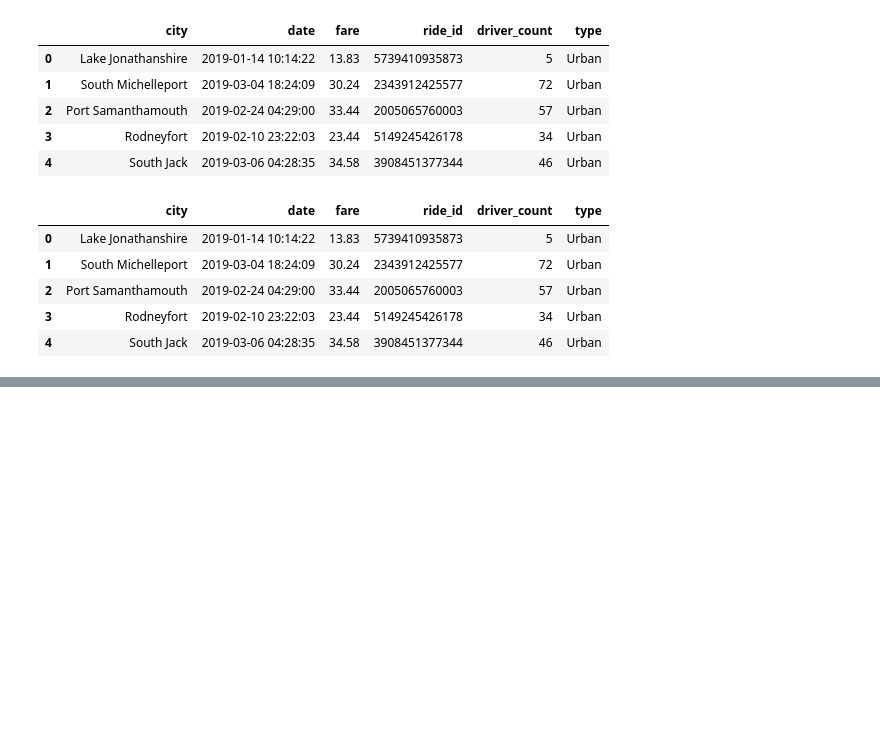
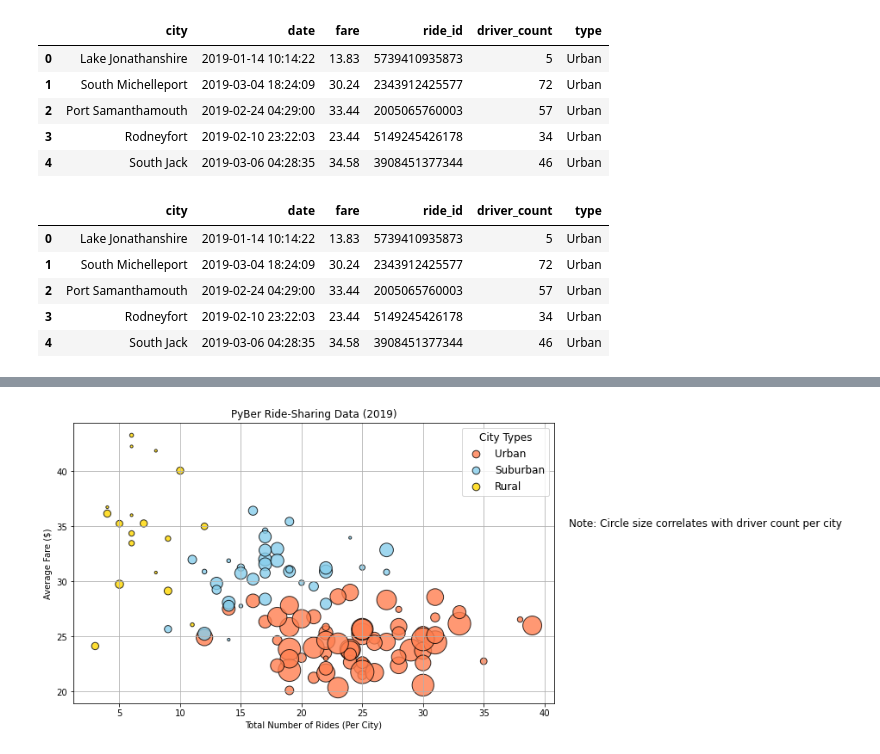
Before and after one commit to rachelc313/PyBer_Analysis, a Jupyter notebook: PyBer.ipynb, the cells around one changed output, grey strips where cells are left out. Cells and saved outputs as stored; diff of their text form; code cells hidden in the pictures; blank space fills up the shorter version.

Commit message:
Completed through module 5.3.6 - added a note to the graph and saved it to the anaylsis folder

```diff
--- a/PyBer.ipynb
+++ b/PyBer.ipynb
@@ -411,0 +367,51 @@ plt.show()
+# %%
+# Add the scatter charts for each type of city: I copied from each of the cells above
+
+# Before entering the code for each chart, set the figure size
+plt.subplots(figsize=(10, 6))
+
+plt.scatter(urban_ride_count, urban_avg_fare, s=10*urban_driver_count, c="coral", edgecolor="black", linewidths=1, alpha=0.8, label="Urban")
+plt.scatter(suburban_ride_count, suburban_avg_fare, s=10*suburban_driver_count, c="skyblue", edgecolor="black", linewidths=1, alpha=0.8, label="Suburban")
+plt.scatter(rural_ride_count, rural_avg_fare, s=10*rural_driver_count, c="gold", edgecolor="black", linewidths=1, alpha=0.8, label="Rural")
+
+# Incorporate the other graph properties (copied from the cells above)
+# Create title
+plt.title("PyBer Ride-Sharing Data (2019)")
+
+#Create y label
+plt.ylabel("Average Fare ($)")
+
+# Create x label
+plt.xlabel("Total Number of Rides (Per City)")
+
+# Add gridlines
+plt.grid(True)
+
+# Create the legend (size, etc)
+# Declare a variable for the legend function snd set size, etc.
+lgnd = plt.legend(fontsize="12", mode="Expanded", scatterpoints=1, loc="best", title="City Types")
+
+# Use legendHandles to set the font size of the marker in the legend to a fized size. Inside the brackets, add the list element
+# for the number of markers in the legend.
+# Set for index 0 - Urban
+lgnd.legendHandles[0]._sizes = [75]
+
+# Set for index 1 - Suburban
+lgnd.legendHandles[1]._sizes = [75]
+
+# Set for index 2 - Rural
+lgnd.legendHandles[2]._sizes = [75]
+
+# Set font size for legend title
+lgnd.get_title().set_fontsize(12)
+
+# Incorporate a text label about circle size.
+plt.text(42, 35, "Note: Circle size correlates with driver count per city", fontsize="12")
+
+# Save the figure.
+plt.savefig("analysis/Fig1.png")
+
+# Show the plot
+plt.show()
+# %% [output]
+[figure, added]
```
Also changed, not shown: parts of 31 cells of this notebook, 1 other file.
